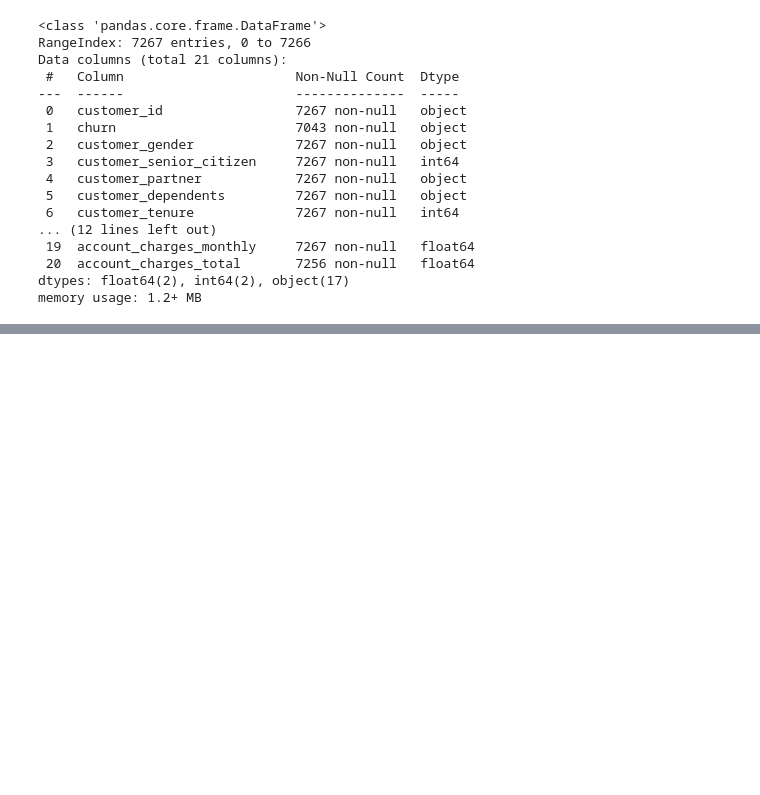
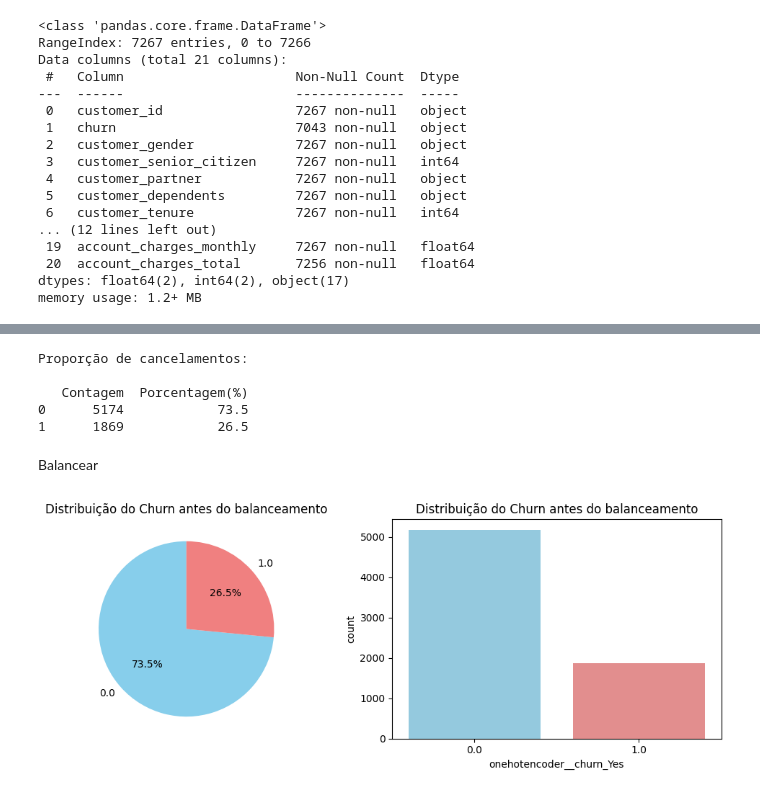
Before and after one commit to paulahruizpro-ux/telecom-x-ii, a Jupyter notebook: Telecom_X_2.ipynb, the cells around one changed output, grey strips where cells are left out. Saved outputs shown, nothing was run; the diff lists cells and outputs as text; code cells hidden in the pictures; blank space fills up the shorter version.

Commit message:
Encoding, Proporção da Evasão e início de balanceamento de classes

```diff
--- a/Telecom_X_2.ipynb
+++ b/Telecom_X_2.ipynb
@@ -65,0 +150,16 @@ memory usage: 1.1+ MB
+# %%
+colunas = dados.columns
+# %%
+one_hot = make_column_transformer((
+    OneHotEncoder(drop = 'if_binary'),
+    ['churn','customer_gender','customer_partner','customer_dependents',
+     'phone_phone_service', 'phone_multiple_lines', 'internet_internet_service',
+     'internet_online_security', 'internet_online_backup', 'internet_device_protection',
+     'internet_tech_support', 'internet_streaming_tv',
+     'internet_streaming_movies', 'account_contract',
+     'account_paperless_billing', 'account_payment_method']
+),
+    remainder = 'passthrough',
+    sparse_threshold = 0)
+# %%
+dados_encoded = one_hot.fit_transform(dados)
@@ -65,0 +186,3 @@ memory usage: 1.1+ MB
+# %%
+dados_encoded= pd.DataFrame(dados_encoded,columns= one_hot.get_feature_names_out(colunas))
+dados_encoded
@@ -65,0 +213,44 @@ memory usage: 1.1+ MB
+# %%
+print('Proporção de cancelamentos:')
+print()
+contagem = dados_encoded['onehotencoder__churn_Yes'].value_counts()
+porcentagem = dados_encoded['onehotencoder__churn_Yes'].value_counts(normalize=True) * 100
+
+#juntar duas series com concat()
+#axis=1 coloca em colunas
+#keys nomeia as colunas
+
+tabela = pd.concat([contagem, porcentagem.round(1)], axis=1,
+                   keys=['Contagem', 'Porcentagem(%)'])
+
+print(tabela.reset_index(drop=True))
+# %% [output]
+Proporção de cancelamentos:
+
+   Contagem  Porcentagem(%)
+0      5174            73.5
+1      1869            26.5
+# %% [markdown]
+Balancear
+# %%
+#Plots
+fig, axes = plt.subplots(nrows=1, ncols=2, figsize=(10,4))
+
+#Plot pizza
+pie_colors=['skyblue','lightcoral']
+axes[0].pie(dados_encoded['onehotencoder__churn_Yes'].value_counts(), labels=dados_encoded['onehotencoder__churn_Yes'].value_counts().index, autopct='%1.1f%%',
+            startangle=90, colors=pie_colors)
+axes[0].set_title('Distribuição do Churn antes do balanceamento')
+
+#Plot de contagem
+
+countplot_colors = sns.color_palette(pie_colors)
+sns.countplot(x='onehotencoder__churn_Yes', hue = 'onehotencoder__churn_Yes',
+              data = dados_encoded, palette = countplot_colors, ax=axes[1],
+              legend=False)
+axes[1].set_title('Distribuição do Churn antes do balanceamento')
+
+plt.tight_layout()
+plt.show()
+# %% [output]
+[figure, added]
```
Also changed, not shown: parts of 14 cells of this notebook.
